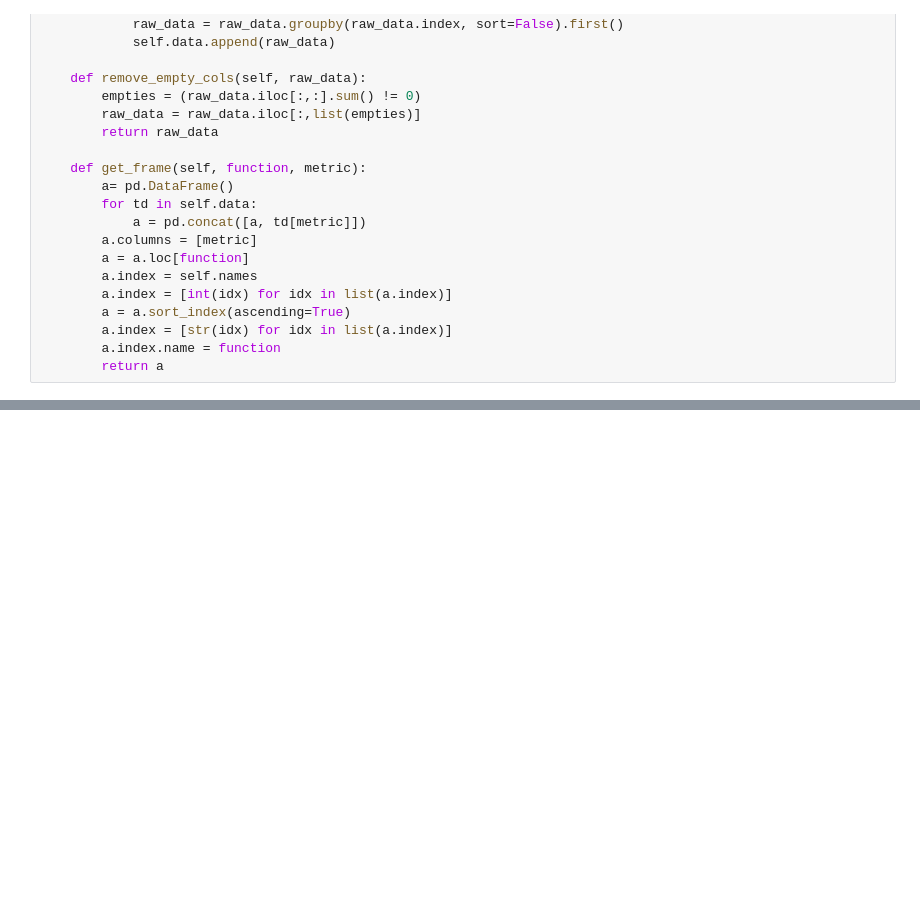
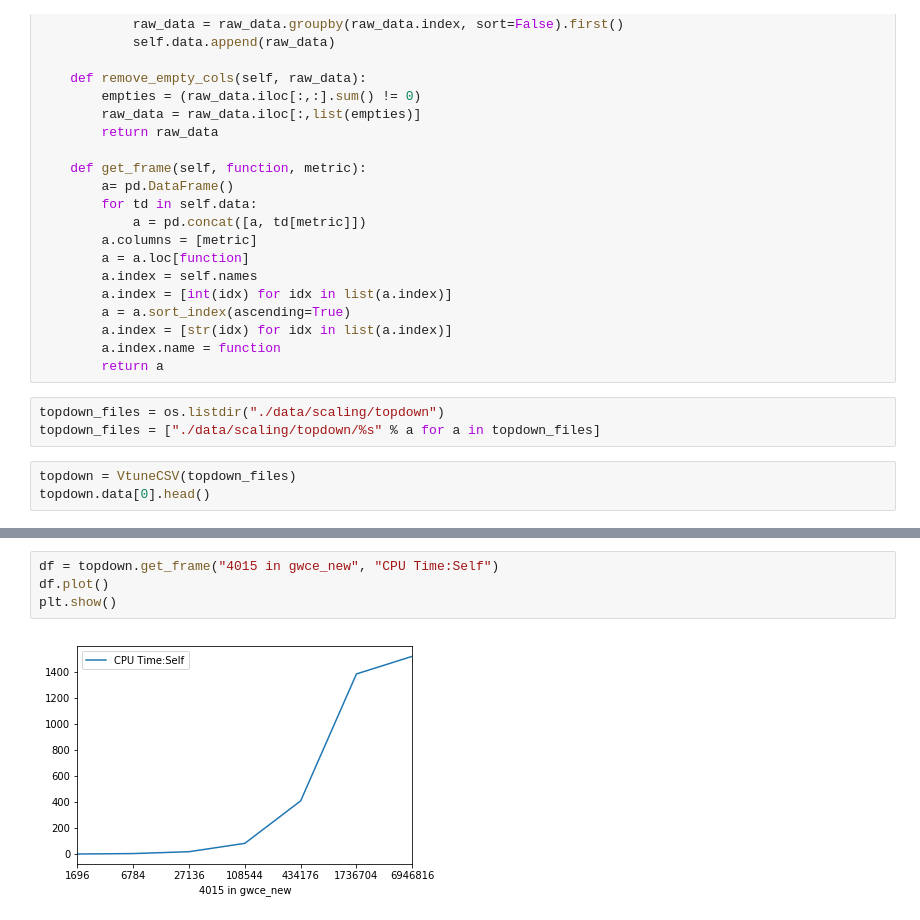
Before and after one commit to pvelesko/vtune-plot, a Jupyter notebook: VtuneCSV.ipynb, the cells around one changed output, grey strips where cells are left out. Drawn from its saved outputs; the diff is of its cells as text; blank space fills up the shorter version.

```diff
--- a/VtuneCSV.ipynb
+++ b/VtuneCSV.ipynb
@@ -49,3 +49,9 @@ class VtuneCSV():
         a.index = [str(idx) for idx in list(a.index)]
         a.index.name = function
         return a
+# %%
+topdown_files = os.listdir("./data/scaling/topdown")
+topdown_files = ["./data/scaling/topdown/%s" % a for a in topdown_files]
+# %%
+topdown = VtuneCSV(topdown_files)
+topdown.data[0].head()
@@ -51,0 +66,6 @@ class VtuneCSV():
+# %%
+df = topdown.get_frame("4015 in gwce_new", "CPU Time:Self")
+df.plot()
+plt.show()
+# %% [output]
+[figure, added]
```
Also changed, not shown: parts of 4 cells of this notebook, 6 other files.
